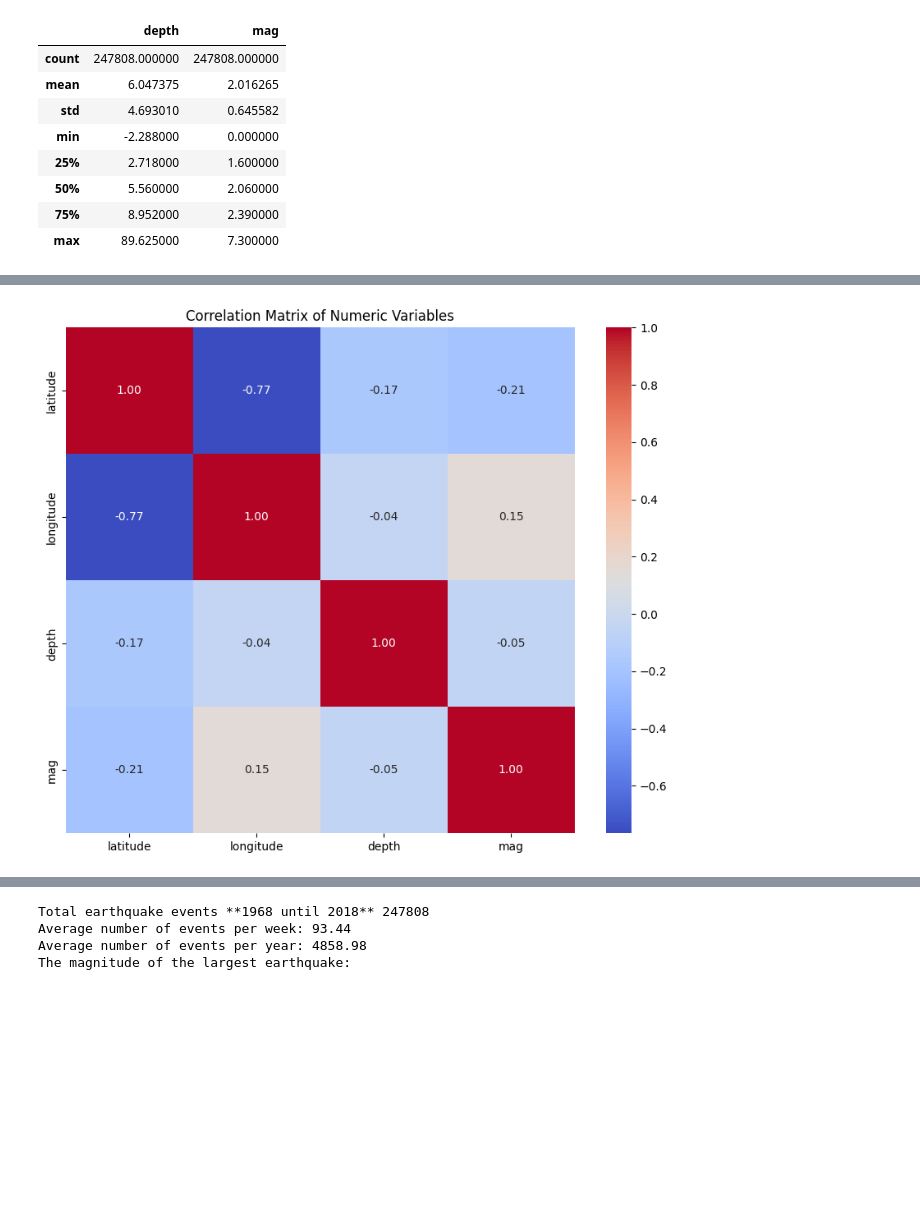
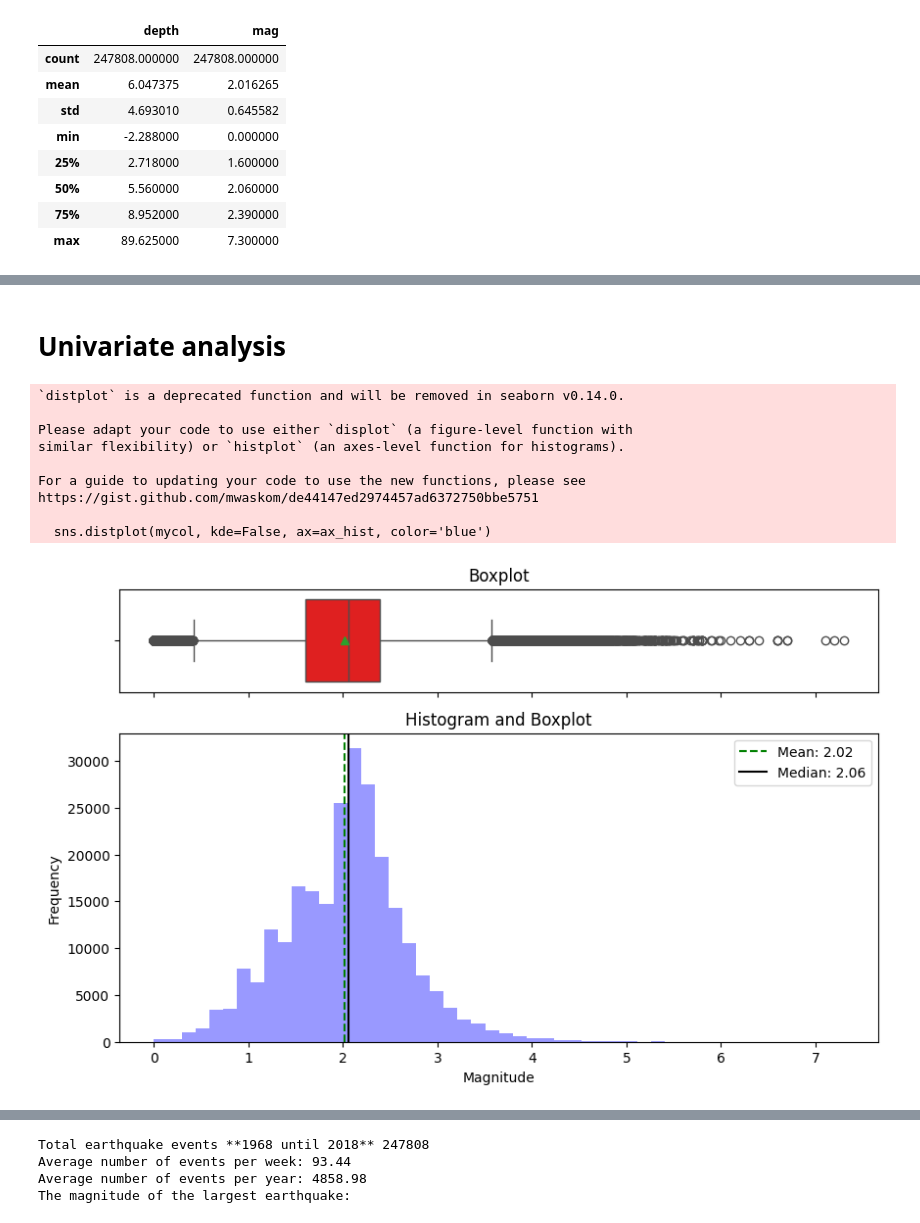
Before and after one commit to arifadli/Exploratory-Data-Analysis, a Jupyter notebook: Earthquake Research/EDA - California Earthquake.ipynb, the cells around one changed output, grey strips where cells are left out. Drawn from its saved outputs; the diff is of its cells as text; code cells hidden in the pictures; blank space fills up the shorter version.

```diff
--- a/Earthquake Research/EDA - California Earthquake.ipynb
+++ b/Earthquake Research/EDA - California Earthquake.ipynb
@@ -91,0 +51,20 @@ df_selected_columns.head(10)
+# %%
+# Memuat dataset
+dataset = "https://raw.githubusercontent.com/arifadli/DatasetRepository/main/Disertation/California/usgs_california_1968_2018.csv"
+data_gempa = pd.read_csv(dataset)
+
+# Mengubah kolom "time" menjadi tipe data datetime
+data_gempa['time'] = pd.to_datetime(data_gempa['time'])
+
+# Memisahkan kolom "time" menjadi dua kolom terpisah: "date" dan "time"
+data_gempa['date'] = data_gempa['time'].dt.date
+data_gempa['time'] = data_gempa['time'].dt.time
+
+# Mengonversi kolom "time" menjadi string dengan format HH:MM:SS
+data_gempa['time'] = data_gempa['time'].apply(lambda x: x.strftime('%H:%M:%S'))
+
+selected_columns = ['time','date', 'latitude', 'longitude', 'place' ,'depth', 'mag', 'magType', 'type']
+data_gempa = data_gempa.loc[:, selected_columns]
+
+# Menampilkan lima baris pertama setelah pemisahan
+data_gempa.head(5)
@@ -167,18 +114,40 @@ No Correlation: A correlation coefficient close to 0 indicates no linear relatio
-# %%
-import pandas as pd
-import matplotlib.pyplot as plt
-import seaborn as sns
-
-# Pilih kolom numerik untuk membuat matriks korelasi
-numeric_data = df.select_dtypes(include='number')
-
-# Hitung matriks korelasi
-correlation_matrix = numeric_data.corr()
-
-# Buat heatmap untuk matriks korelasi
-plt.figure(figsize=(10, 8))
-sns.heatmap(correlation_matrix, annot=True, cmap='coolwarm', fmt=".2f")
-plt.title('Correlation Matrix of Numeric Variables')
-plt.show()
-# %% [output]
-[figure, removed]
+# %% [markdown]
+# **Univariate analysis**
+# %%
+import matplotlib.pyplot as plt
+import seaborn as sns
+import numpy as np
+
+def hist_box(mycol):
+    f, (ax_box, ax_hist) = plt.subplots(nrows=2, sharex=True, gridspec_kw={"height_ratios": (.25, .75)}, figsize=(10, 6))
+
+    sns.boxplot(mycol, ax=ax_box, showmeans=True, color='red', orient='h')
+    sns.distplot(mycol, kde=False, ax=ax_hist, color='blue')
+
+    mean_val = np.mean(mycol)
+    median_val = np.median(mycol)
+
+    ax_hist.axvline(mean_val, color='g', linestyle='--', label=f'Mean: {mean_val:.2f}')
+    ax_hist.axvline(median_val, color='black', linestyle='-', label=f'Median: {median_val:.2f}')
+
+    ax_hist.legend()
+
+    ax_box.set(ylabel='')
+    ax_hist.set(title='Histogram and Boxplot', xlabel='Magnitude', ylabel='Frequency')
+    ax_box.set_title('Boxplot', fontsize=12)
+
+    plt.show()
+
+# Apply the function to the earthquake magnitude data
+hist_box(data_gempa.mag)
+# %% [output]
+`distplot` is a deprecated function and will be removed in seaborn v0.14.0.
+
+Please adapt your code to use either `displot` (a figure-level function with
+similar flexibility) or `histplot` (an axes-level function for histograms).
+
+For a guide to updating your code to use the new functions, please see
+https://gist.github.com/mwaskom/de44147ed2974457ad6372750bbe5751
+
+  sns.distplot(mycol, kde=False, ax=ax_hist, color='blue')
+[figure, added]
```
Also changed, not shown: parts of 19 cells of this notebook, 1 other file.
